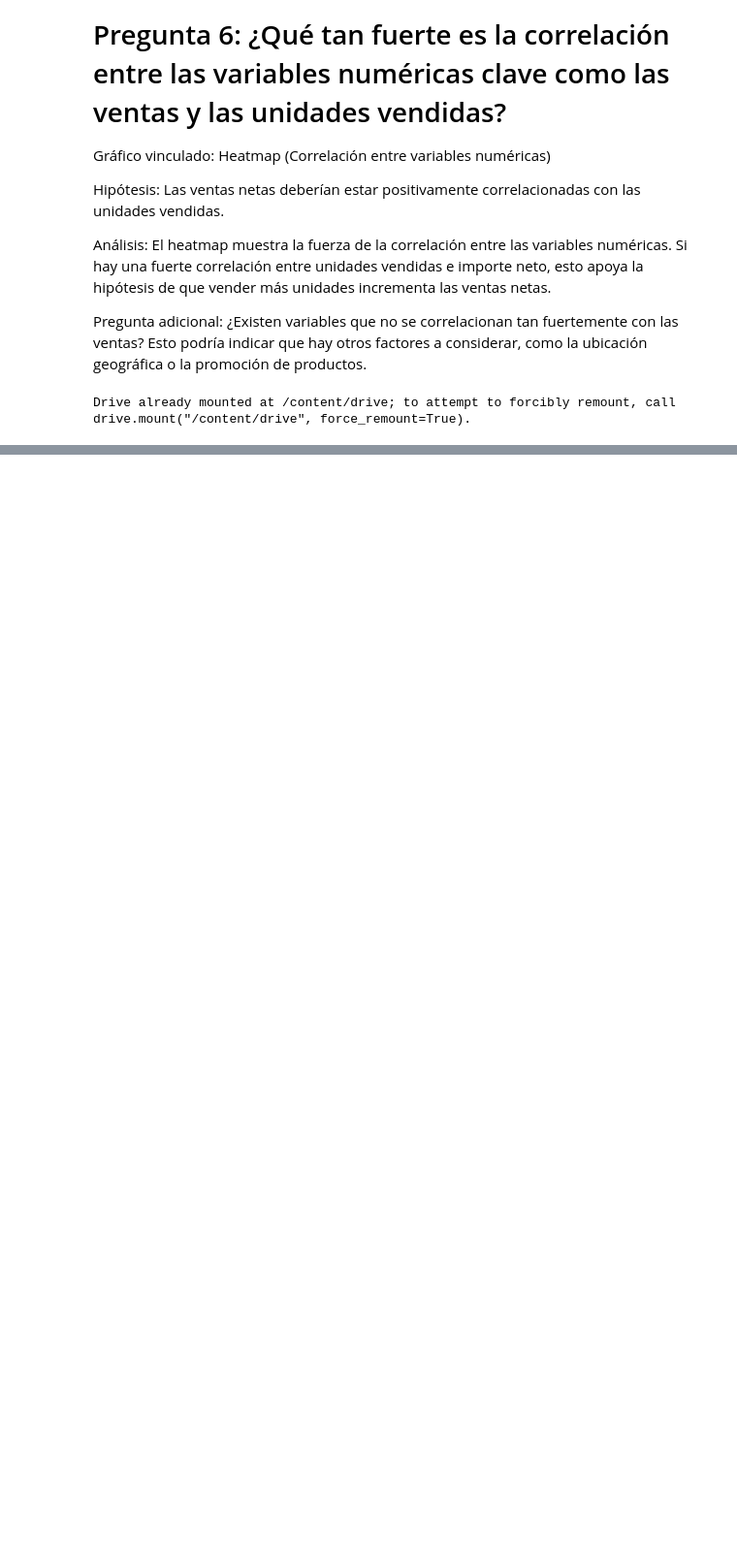
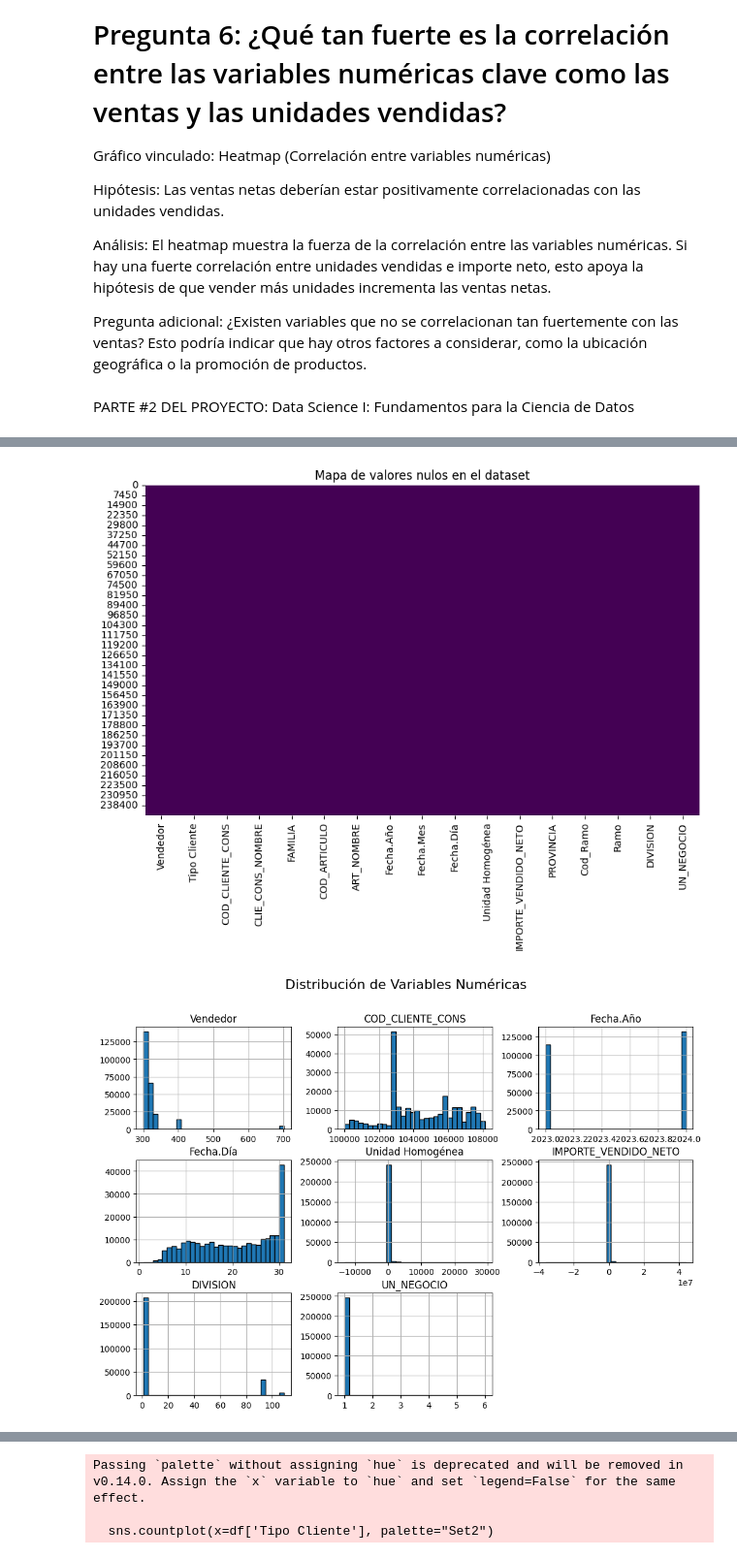
Before and after one commit to Mirlenis/CoderHouseProjects, a Jupyter notebook: ProyectoDS_ParteI_Tovar-Mirlenis.ipynb, the cells around one changed output, grey strips where cells are left out. Shown at 97% size. Saved outputs shown, nothing was run; the diff lists cells and outputs as text; code cells hidden in the pictures; blank space fills up the shorter version.

```diff
--- a/ProyectoDS_ParteI_Tovar-Mirlenis.ipynb
+++ b/ProyectoDS_ParteI_Tovar-Mirlenis.ipynb
@@ -454,8 +455,68 @@ Hipótesis: Las ventas netas deberían estar positivamente correlacionadas con l
 Análisis: El heatmap muestra la fuerza de la correlación entre las variables numéricas. Si hay una fuerte correlación entre unidades vendidas e importe neto, esto apoya la hipótesis de que vender más unidades incrementa las ventas netas.
 
 Pregunta adicional: ¿Existen variables que no se correlacionan tan fuertemente con las ventas? Esto podría indicar que hay otros factores a considerar, como la ubicación geográfica o la promoción de productos.
-# %%
-from google.colab import drive
-drive.mount('/content/drive')  # Monta tu Google Drive para guardar la notebook
-# %% [output]
-Drive already mounted at /content/drive; to attempt to forcibly remount, call drive.mount("/content/drive", force_remount=True).
+# %% [markdown]
+PARTE #2 DEL PROYECTO: Data Science I: Fundamentos para la Ciencia de Datos
+# %%
+# Importar librerías necesarias
+import pandas as pd
+import numpy as np
+import matplotlib.pyplot as plt
+import seaborn as sns
+
+# Información general del dataset
+print("Información general del dataset:")
+print(df.info())
+
+# Descripción estadística de las variables numéricas
+print("\nResumen estadístico de variables numéricas:")
+print(df.describe())
+
+# Revisar valores nulos en el dataset
+print("\nValores nulos por columna:")
+print(df.isnull().sum())
+
+# Visualización de valores nulos
+plt.figure(figsize=(10, 6))
+sns.heatmap(df.isnull(), cbar=False, cmap="viridis")
+plt.title("Mapa de valores nulos en el dataset")
+plt.show()
+
+# Distribución de las variables numéricas
+df.hist(figsize=(12, 8), bins=30, edgecolor="black")
+plt.suptitle("Distribución de Variables Numéricas", fontsize=16)
+plt.show()
+
+# Boxplot para detectar outliers en variables numéricas
+plt.figure(figsize=(12, 6))
+df.select_dtypes(include=['number']).boxplot(rot=90)
+plt.title("Boxplot de Variables Numéricas")
+plt.show()
+
+# Filtrar solo las columnas numéricas antes de calcular la correlación
+numeric_df = df.select_dtypes(include=['number'])
+
+# Correlación entre variables numéricas
+plt.figure(figsize=(10, 6))
+sns.heatmap(numeric_df.corr(), annot=True, cmap="coolwarm", fmt=".2f", linewidths=0.5)
+plt.title("Matriz de Correlación")
+plt.show()
+
+
+# Análisis de una variable categórica (ejemplo: 'Tipo_Cliente')
+if 'Tipo Cliente' in df.columns:
+    plt.figure(figsize=(8, 5))
+    sns.countplot(x=df['Tipo Cliente'], palette="Set2")
+    plt.xticks(rotation=45)
+    plt.title("Distribución de Tipo de Cliente")
+    plt.show()
+
+# Relación entre unidades vendidas e importe de ventas
+if 'Unidad Homogénea' in df.columns and 'IMPORTE_VENDIDO_NETO' in df.columns:
+    plt.figure(figsize=(8, 5))
+    sns.scatterplot(x=df['Unidad Homogénea'], y=df['IMPORTE_VENDIDO_NETO'], alpha=0.5)
+    plt.title("Relación entre Unidades Vendidas e Importe de Ventas")
+    plt.xlabel("Unidades Vendidas")
+    plt.ylabel("Importe Neto de Ventas")
+    plt.show()
+# %% [output]
@@ -461,0 +540,2 @@ Drive already mounted at /content/drive; to attempt to forcibly remount, call dr
+[figure, added]
+[figure, added]
@@ -461,0 +544,3 @@ Drive already mounted at /content/drive; to attempt to forcibly remount, call dr
+Passing `palette` without assigning `hue` is deprecated and will be removed in v0.14.0. Assign the `x` variable to `hue` and set `legend=False` for the same effect.
+
+  sns.countplot(x=df['Tipo Cliente'], palette="Set2")
```
Also changed, not shown: parts of 5 cells of this notebook, 1 other file.
